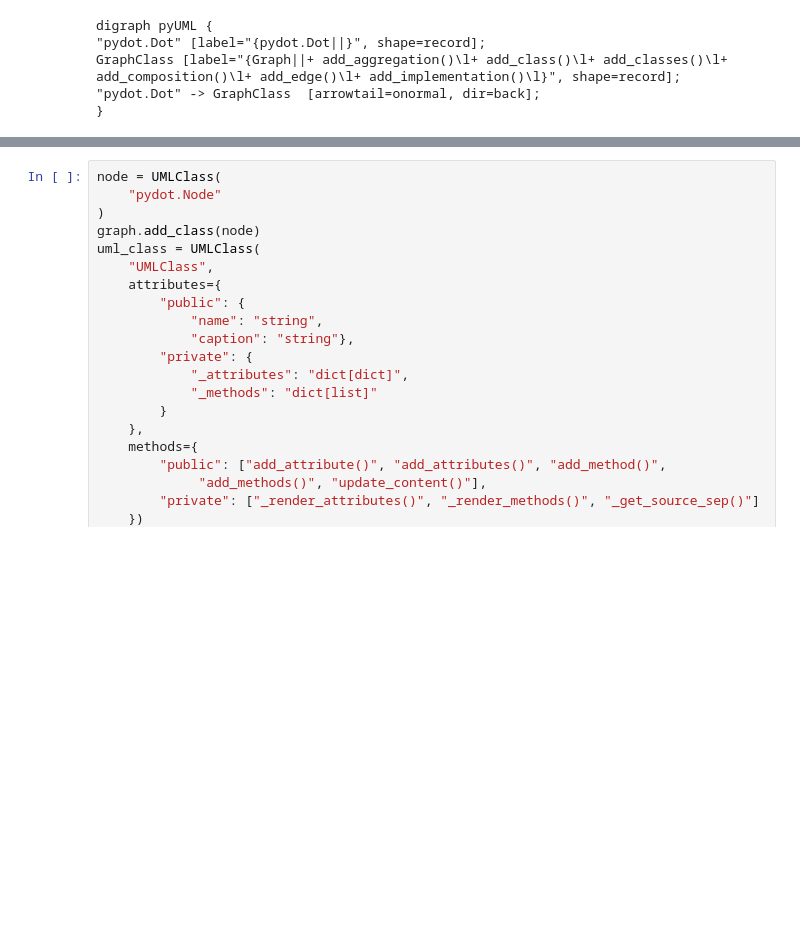
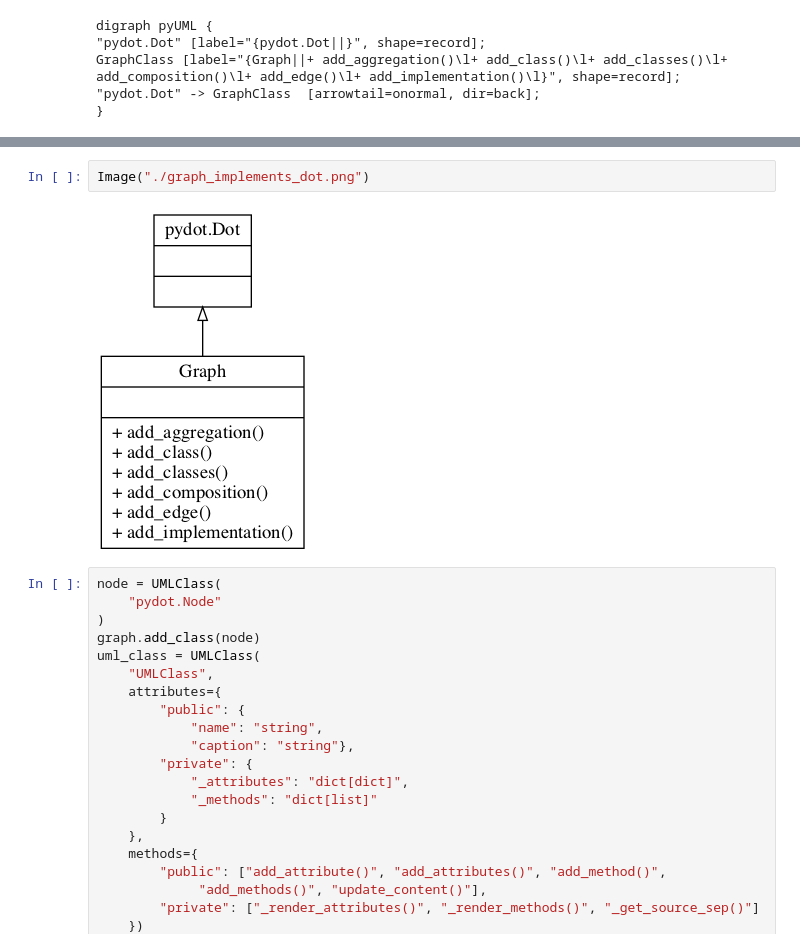
Before and after one commit to trevismd/pyUML, a Jupyter notebook: doc/usage.ipynb, the cells around one changed output, grey strips where cells are left out. Saved outputs shown, nothing was run; the diff lists cells and outputs as text; blank space fills up the shorter version.

```diff
--- a/doc/usage.ipynb
+++ b/doc/usage.ipynb
@@ -51,3 +55,7 @@ GraphClass [label="{Graph||+ add_aggregation()\l+ add_class()\l+ add_classes()\l
+# %%
+Image("./graph_implements_dot.png")
+# %% [output]
+[figure, added]
 # %%
 node = UMLClass(
     "pydot.Node"
```
Also changed, not shown: parts of 14 cells of this notebook, 2 other files.
